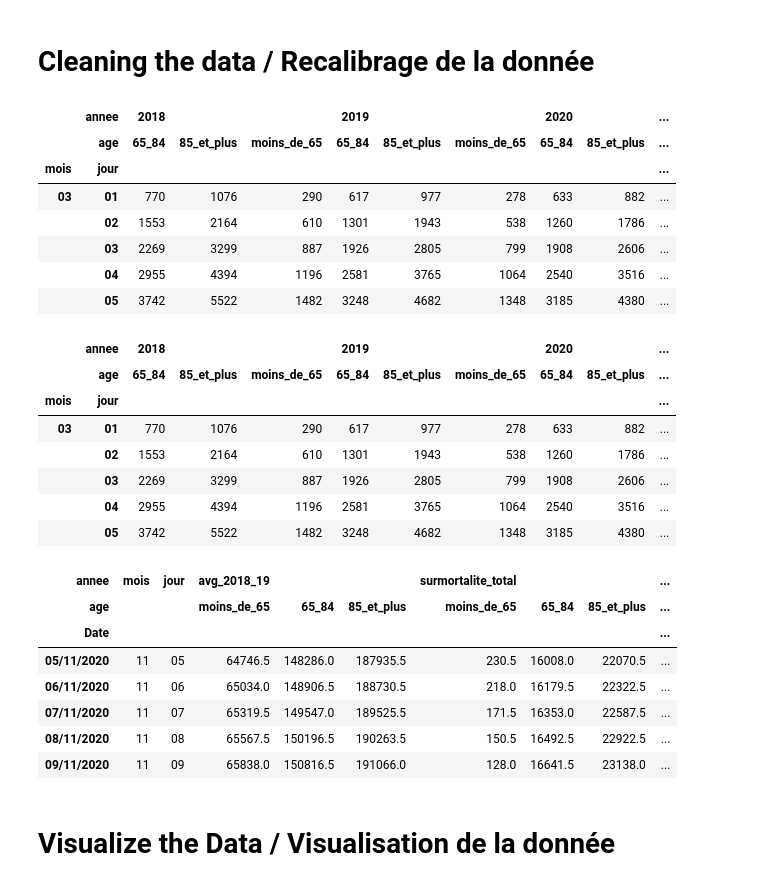
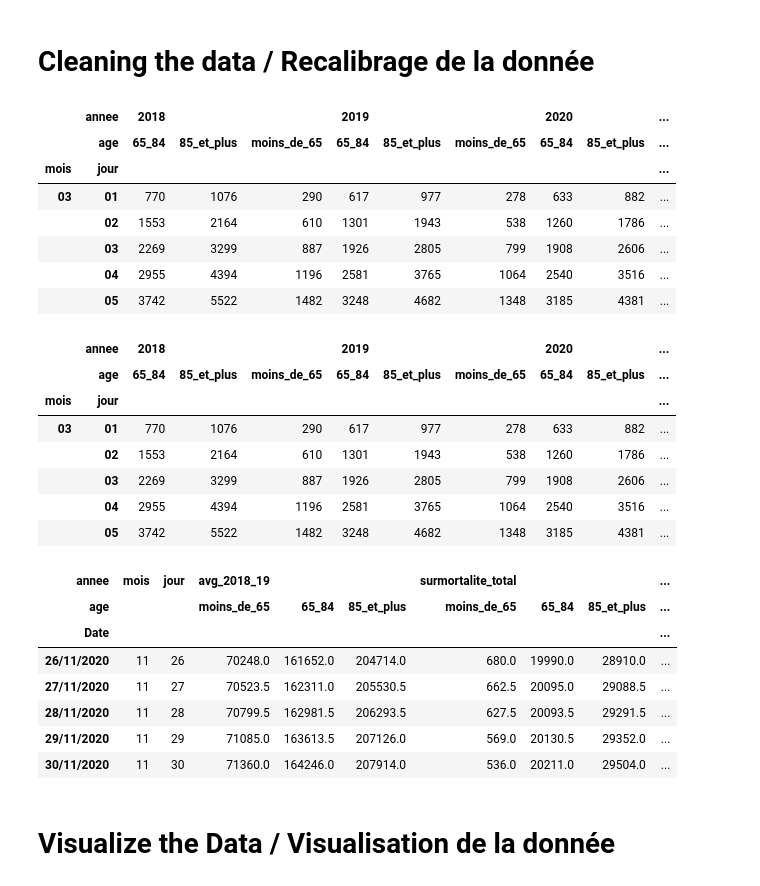
Before and after one commit to gdelaserre/insee-covid, a Jupyter notebook: Insee.ipynb, the cells around one changed output. Cells and saved outputs as stored; diff of their text form; code cells hidden in the pictures.

```diff
--- a/Insee.ipynb
+++ b/Insee.ipynb
@@ -17,7 +17,7 @@ import matplotlib.pyplot as plt
 import matplotlib.ticker as mtick
 
 
-age_file = pd.read_csv('/content/drive/MyDrive/Insee/original data/2020-11-20_deces_parsexe_age_jour_France.csv', delimiter = ';')
+age_file = pd.read_csv('/content/drive/MyDrive/Insee/original data/2020-12-11_deces_parsexe_age_jour_France.csv', delimiter = ';')
 age_df = pd.DataFrame(age_file)
 age_df.head(5)
 # %% [output]
@@ -54,36 +54,36 @@ conditions = [
     ]
 
 # create a list of the values we want to assign for each condition
 values = ['moins_de_65', '65_84', '85_et_plus']
 
 # create a new column and use np.select to assign values to it using our lists as arguments
 age_df_clean['age'] = np.select(conditions, values)
 age_df_clean['Date_evenement'] = pd.to_datetime(age_df_clean['Date_evenement'],format='%d/%m/%Y')
 
 # clean up flat file and save it
 flat_df = age_df_clean.drop(['sexe_age'], axis = 1)
 flat_df['jour'] = flat_df.Date_evenement.dt.strftime('%d')
 flat_df['mois'] = flat_df.Date_evenement.dt.strftime('%m')
 new_index = ['mois', 'jour', 'annee', 'Date_evenement', 'age', 'groupe_age','sexe','deces']
 flat_df = flat_df.reindex(columns = new_index)
-flat_df.to_csv('/content/drive/MyDrive/Insee2020-11-20_deces_parsexe_age_jour_France_flat.csv')
+flat_df.to_csv('/content/drive/MyDrive/Insee2020-12-11_deces_parsexe_age_jour_France_flat.csv')
 
 # transform flat file into pivot table
 pivot_df = flat_df.pivot_table(values = 'deces', index = ['mois','jour'], columns = ['annee','sexe','age','groupe_age'], aggfunc = sum)
-pivot_df.to_csv('/content/drive/MyDrive/Insee/2020-11-20_deces_parsexe_age_jour_France_pivot.csv')
+pivot_df.to_csv('/content/drive/MyDrive/Insee/2020-12-11_deces_parsexe_age_jour_France_pivot.csv')
 
 # simplify pivot
 age_pivot = flat_df.pivot_table(values = 'deces', index = ['mois','jour'], columns = ['annee','age'], aggfunc = sum)
 age_pivot.head(5)
 # %% [output]
 |  | annee | 2018 |  |  | 2019 |  |  | 2020 |  | ... |
 |  | age | 65_84 | 85_et_plus | moins_de_65 | 65_84 | 85_et_plus | moins_de_65 | 65_84 | 85_et_plus | ... |
 | mois | jour |  |  |  |  |  |  |  |  | ... |
 | 03 | 01 | 770 | 1076 | 290 | 617 | 977 | 278 | 633 | 882 | ... |
 |  | 02 | 1553 | 2164 | 610 | 1301 | 1943 | 538 | 1260 | 1786 | ... |
 |  | 03 | 2269 | 3299 | 887 | 1926 | 2805 | 799 | 1908 | 2606 | ... |
 |  | 04 | 2955 | 4394 | 1196 | 2581 | 3765 | 1064 | 2540 | 3516 | ... |
-|  | 05 | 3742 | 5522 | 1482 | 3248 | 4682 | 1348 | 3185 | 4380 | ... |
+|  | 05 | 3742 | 5522 | 1482 | 3248 | 4682 | 1348 | 3185 | 4381 | ... |
 # %%
 # add average of past 2 years and compare data
 ages = ['moins_de_65', '65_84','85_et_plus']
@@ -106,7 +106,7 @@ age_pivot.head(5)
 |  | 02 | 1553 | 2164 | 610 | 1301 | 1943 | 538 | 1260 | 1786 | ... |
 |  | 03 | 2269 | 3299 | 887 | 1926 | 2805 | 799 | 1908 | 2606 | ... |
 |  | 04 | 2955 | 4394 | 1196 | 2581 | 3765 | 1064 | 2540 | 3516 | ... |
-|  | 05 | 3742 | 5522 | 1482 | 3248 | 4682 | 1348 | 3185 | 4380 | ... |
+|  | 05 | 3742 | 5522 | 1482 | 3248 | 4682 | 1348 | 3185 | 4381 | ... |
 # %%
 # select only the data that we want for visualization
 
@@ -119,11 +119,11 @@ clean_data.tail(5)
 | annee | mois | jour | avg_2018_19 |  |  | surmortalite_total |  |  | ... |
 | age |  |  | moins_de_65 | 65_84 | 85_et_plus | moins_de_65 | 65_84 | 85_et_plus | ... |
 | Date |  |  |  |  |  |  |  |  | ... |
-| 05/11/2020 | 11 | 05 | 64746.5 | 148286.0 | 187935.5 | 230.5 | 16008.0 | 22070.5 | ... |
-| 06/11/2020 | 11 | 06 | 65034.0 | 148906.5 | 188730.5 | 218.0 | 16179.5 | 22322.5 | ... |
-| 07/11/2020 | 11 | 07 | 65319.5 | 149547.0 | 189525.5 | 171.5 | 16353.0 | 22587.5 | ... |
-| 08/11/2020 | 11 | 08 | 65567.5 | 150196.5 | 190263.5 | 150.5 | 16492.5 | 22922.5 | ... |
-| 09/11/2020 | 11 | 09 | 65838.0 | 150816.5 | 191066.0 | 128.0 | 16641.5 | 23138.0 | ... |
+| 26/11/2020 | 11 | 26 | 70248.0 | 161652.0 | 204714.0 | 680.0 | 19990.0 | 28910.0 | ... |
+| 27/11/2020 | 11 | 27 | 70523.5 | 162311.0 | 205530.5 | 662.5 | 20095.0 | 29088.5 | ... |
+| 28/11/2020 | 11 | 28 | 70799.5 | 162981.5 | 206293.5 | 627.5 | 20093.5 | 29291.5 | ... |
+| 29/11/2020 | 11 | 29 | 71085.0 | 163613.5 | 207126.0 | 569.0 | 20130.5 | 29352.0 | ... |
+| 30/11/2020 | 11 | 30 | 71360.0 | 164246.0 | 207914.0 | 536.0 | 20211.0 | 29504.0 | ... |
 # %% [markdown]
 # Visualize the Data / Visualisation de la donnée
 # %%
```
Also changed, not shown: parts of 6 cells of this notebook.
